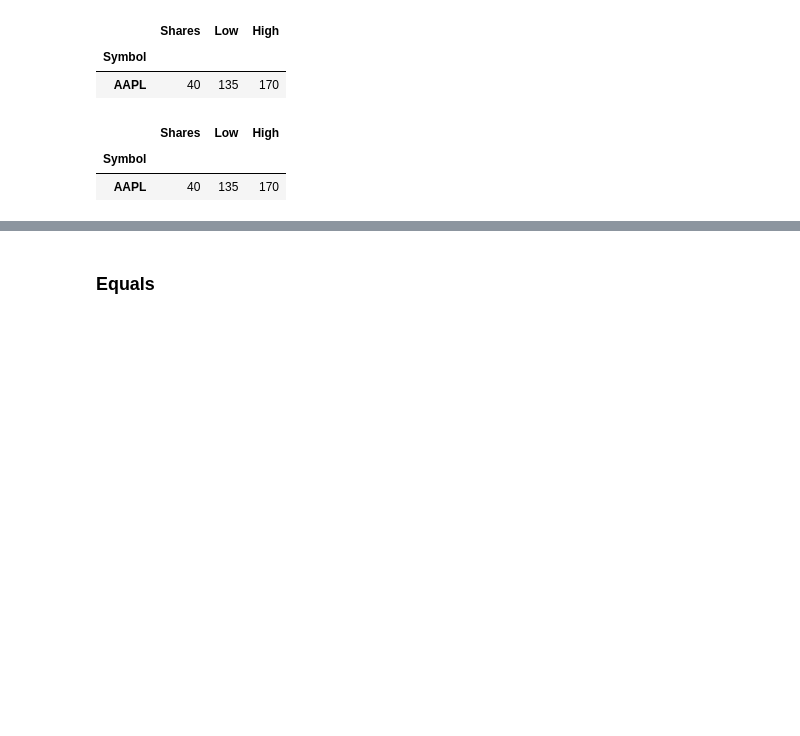
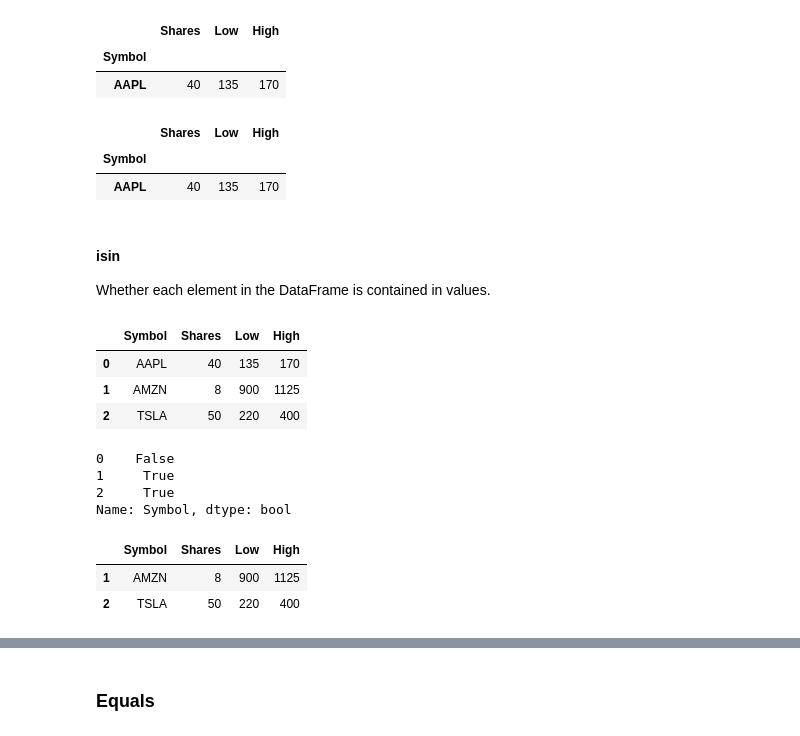
Before and after one commit to pkaran57/python-libs, a Jupyter notebook: pandas-lib/notebook/pandas.ipynb, the cells around one changed output, grey strips where cells are left out. Drawn from its saved outputs; the diff is of its cells as text; code cells hidden in the pictures; blank space fills up the shorter version.

```diff
--- a/pandas-lib/notebook/pandas.ipynb
+++ b/pandas-lib/notebook/pandas.ipynb
@@ -1274,3 +1303,23 @@ dtype: bool
 |  | Shares | Low | High |
 | Symbol |  |  |  |
 | AAPL | 40 | 135 | 170 |
+# %% [markdown]
+#### isin
+
+Whether each element in the DataFrame is contained in values.
+# %%
+display(stocks)
+display(stocks.Symbol.isin(['AMZN', 'TSLA']))
+display(stocks[stocks.Symbol.isin(['AMZN', 'TSLA'])])
+# %% [output]
+|  | Symbol | Shares | Low | High |
+| 0 | AAPL | 40 | 135 | 170 |
+| 1 | AMZN | 8 | 900 | 1125 |
+| 2 | TSLA | 50 | 220 | 400 |
+0    False
+1     True
+2     True
+Name: Symbol, dtype: bool
+|  | Symbol | Shares | Low | High |
+| 1 | AMZN | 8 | 900 | 1125 |
+| 2 | TSLA | 50 | 220 | 400 |
```
Also changed, not shown: parts of 4 cells of this notebook.
